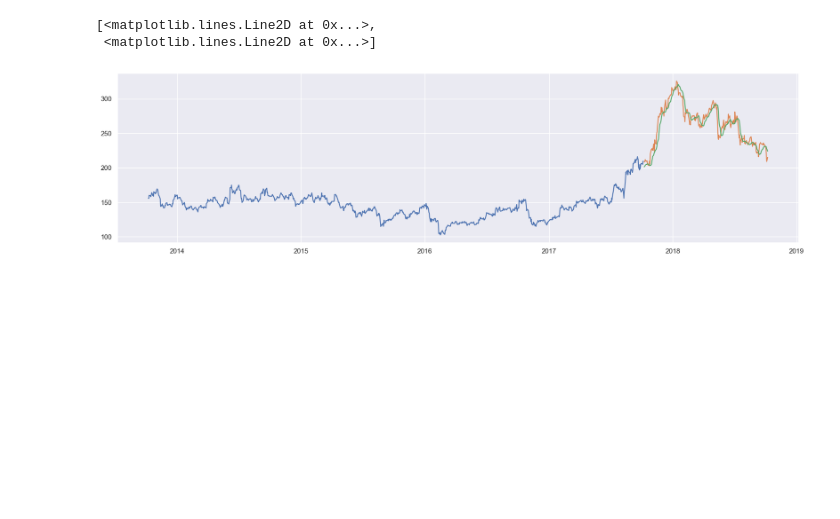
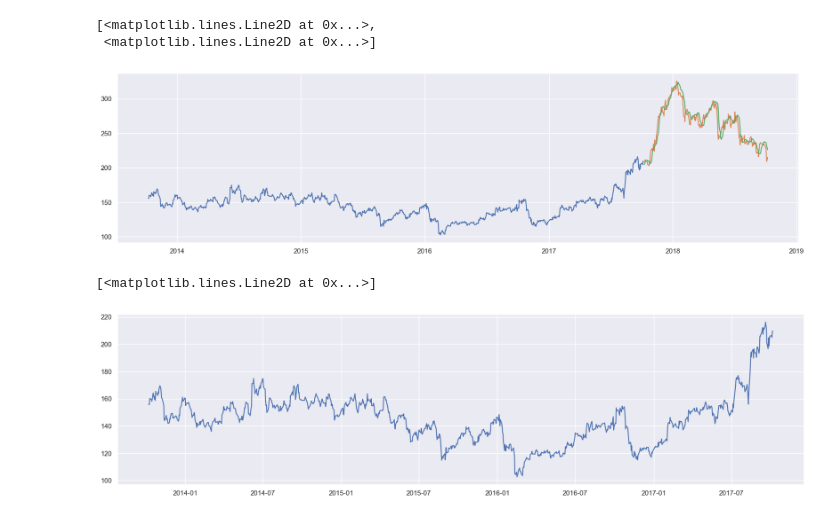
Before and after one commit to sm-sourabh/Stock-Price-Forecasting-LSTM, a Jupyter notebook: stock_pred.ipynb, the cells around one changed output. Cells and saved outputs as stored; diff of their text form; code cells hidden in the pictures; blank space fills up the shorter version.

```diff
--- a/stock_pred.ipynb
+++ b/stock_pred.ipynb
@@ -403,6 +403,11 @@ See the caveats in the documentation: https://pandas.pydata.org/pandas-docs/stab
 [<matplotlib.lines.Line2D at 0x...>,
  <matplotlib.lines.Line2D at 0x...>]
 [figure]
+# %%
+plt.plot(train_data["Close"])
+# %% [output]
+[<matplotlib.lines.Line2D at 0x...>]
+[figure, added]
 # %%
 plt.plot(valid_data[['Close',"Predictions"]])
 # %% [output]
```
Also changed, not shown: parts of 3 cells of this notebook, 1 other file.
